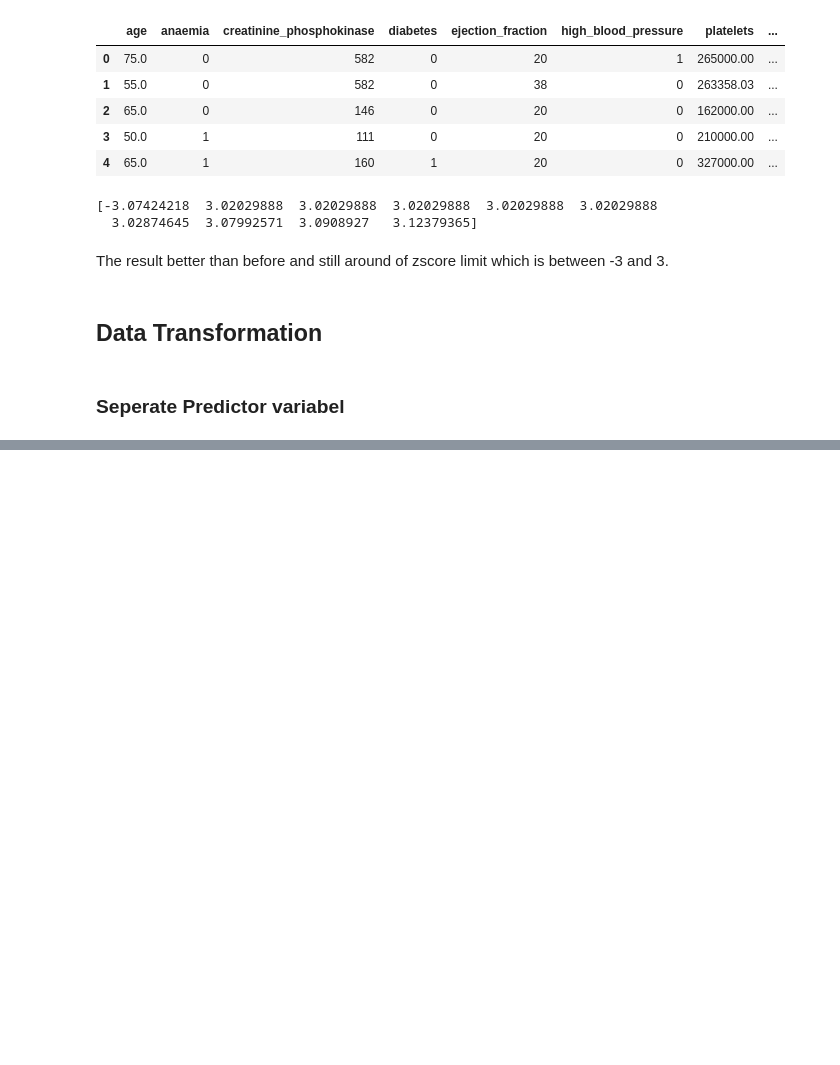
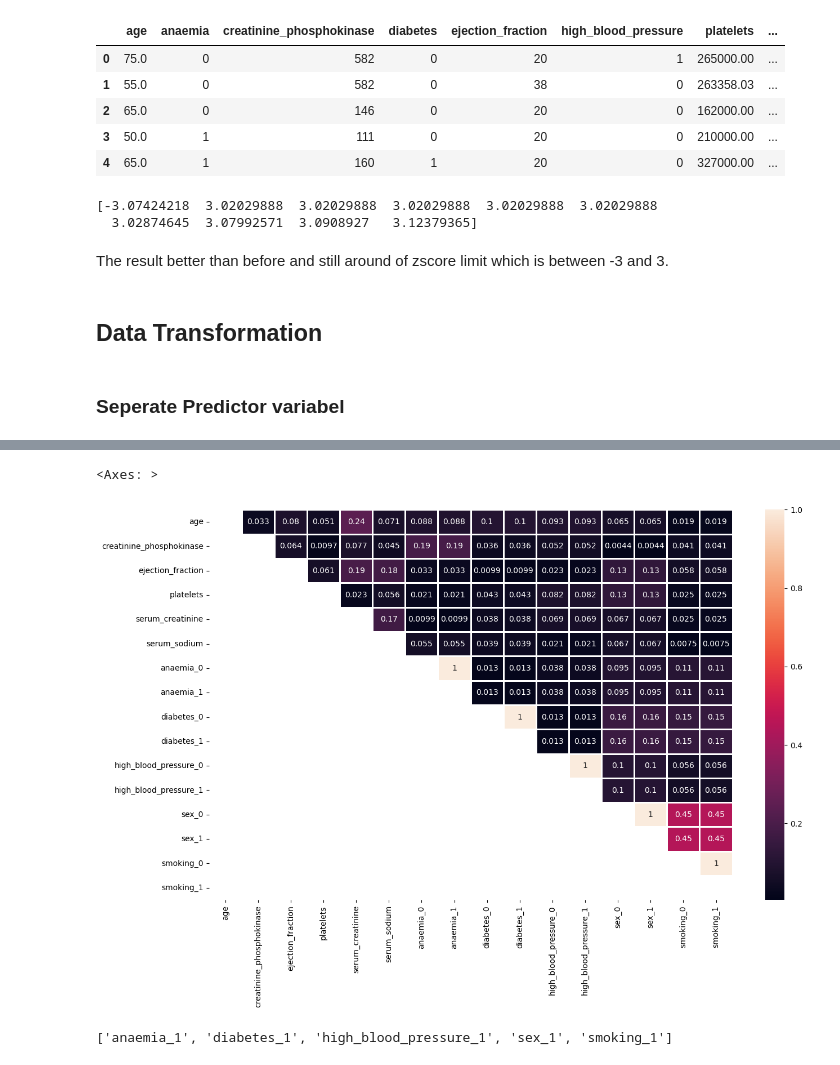
Before and after one commit to enthokz/Prediction-Model-Exercise, a Jupyter notebook: Heart Failure Predict/Prediction_model_heart_disease_2.ipynb, the cells around one changed output, grey strips where cells are left out. Saved outputs shown, nothing was run; the diff lists cells and outputs as text; code cells hidden in the pictures; blank space fills up the shorter version.

```diff
--- a/Heart Failure Predict/Prediction_model_heart_disease_2.ipynb
+++ b/Heart Failure Predict/Prediction_model_heart_disease_2.ipynb
@@ -253,0 +390,15 @@ Seperate independent a
+# %%
+# Remove Redundant
+up= cor.where(np.triu(np.ones(cor.shape), k=1).astype(bool))
+
+plt.figure(figsize=(15,9))
+sns.heatmap(up, annot=True, linewidths=2)
+# %% [output]
+<Axes: >
+[figure, added]
+# %%
+# Identify every corr value more than 0.7
+drop_list= [i for i in up.columns if any(up[i]>0.7)]
+drop_list
+# %% [output]
+['anaemia_1', 'diabetes_1', 'high_blood_pressure_1', 'sex_1', 'smoking_1']
```
Also changed, not shown: parts of 33 cells of this notebook.
